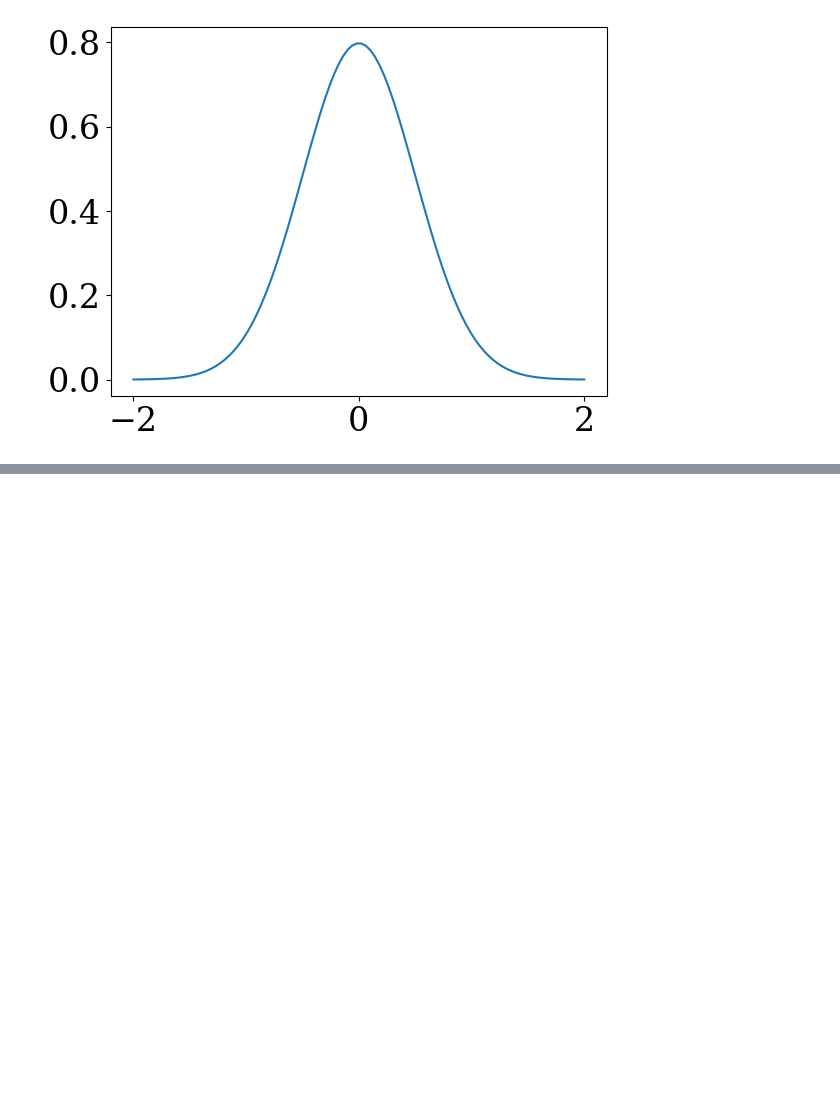
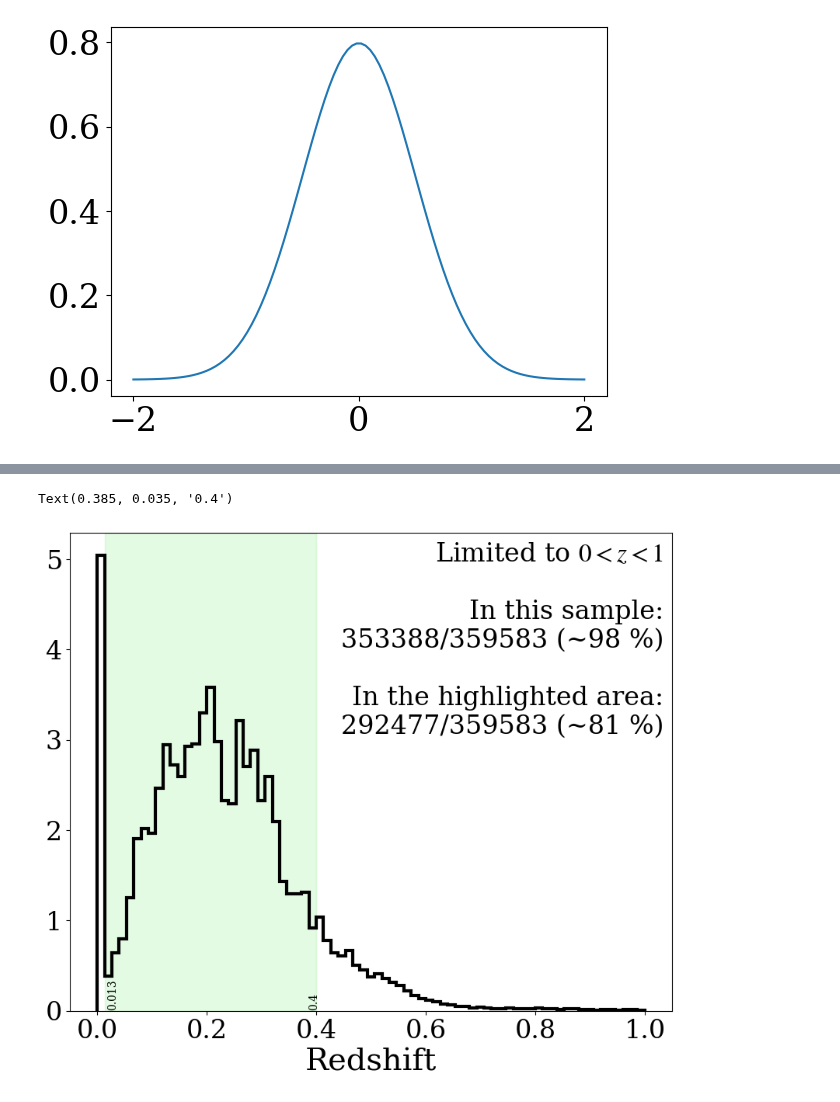
Before and after one commit to lsajkov/strw_mpdg, a Jupyter notebook: data_notebooks/gama_data.ipynb, the cells around one changed output, grey strips where cells are left out. Cells and saved outputs as stored; diff of their text form; code cells hidden in the pictures; blank space fills up the shorter version.

```diff
--- a/data_notebooks/gama_data.ipynb
+++ b/data_notebooks/gama_data.ipynb
@@ -229,0 +233,18 @@ plt.plot(np.linspace(-2, 2, 100),
+# %%
+with fits.open('/data2/lsajkov/mpdg/data/GAMA/gkvScienceCatv02.fits') as cat:
+    ScienceCat = Table(cat[1].data)
+# %%
+#redshift distribution
+redshifts = ScienceCat[~np.isnan(ScienceCat['Z']) &\
+                                (ScienceCat['Z'] >= 0)]['Z']
+
+print('= GAMA redshifts =')
+print('counting non-nan ')
+print('and >= 0 only')
+print(f'total:\t{len(redshifts)}')
+print(f'min:\t{np.min(redshifts):.3f}')
+print(f'max:\t{np.max(redshifts):.3f}')
+print(f'mean:\t{np.mean(redshifts):.3f}')
+print(f'median:\t{np.median(redshifts):.3f}')
+print(f'std:\t{np.std(redshifts):.3f}')
+print('==================')
@@ -229,0 +262,32 @@ plt.plot(np.linspace(-2, 2, 100),
+# %%
+fig = plt.figure(figsize = (10, 8))
+ax  = fig.add_subplot()
+
+redshift_idx = (redshifts >= 0.) & (redshifts < 1)
+redshift_subset = redshifts[redshift_idx]
+
+
+bins = ax.hist(redshift_subset,
+        bins = 75, histtype = 'step',
+        linewidth = 3, color = 'black', density = True)
+
+highlight_idx = (redshifts >= bins[1][1]) & (redshifts <= 0.4)
+
+ax.set_xlabel('Redshift')
+
+plot_text = 'Limited to $0 < z < 1$\n\n' +\
+           f'In this sample:\n{np.sum(redshift_idx)}/{len(redshift_idx)} (~{int(100 * np.sum(redshift_idx)/len(redshift_idx))} %)\n\n' +\
+           f'In the highlighted area:\n{np.sum(highlight_idx)}/{len(highlight_idx)} (~{int(100 * np.sum(highlight_idx)/len(highlight_idx))} %)'
+
+ax.text(0.45, 0.58,
+        plot_text,
+        transform = ax.transAxes,
+        ma = 'right')
+
+ax.axvspan(bins[1][1], 0.4, color = 'lightgreen', alpha = 0.25)
+
+ax.text(bins[1][1] + 5e-3, 0.035, f'{bins[1][1]:.3f}', fontsize = 10, rotation = 90)
+ax.text(0.4 - 15e-3, 0.035, 0.4, fontsize = 10, rotation = 90)
+# %% [output]
+Text(0.385, 0.035, '0.4')
+[figure, added]
```
Also changed, not shown: parts of 18 cells of this notebook, 1 other file.
